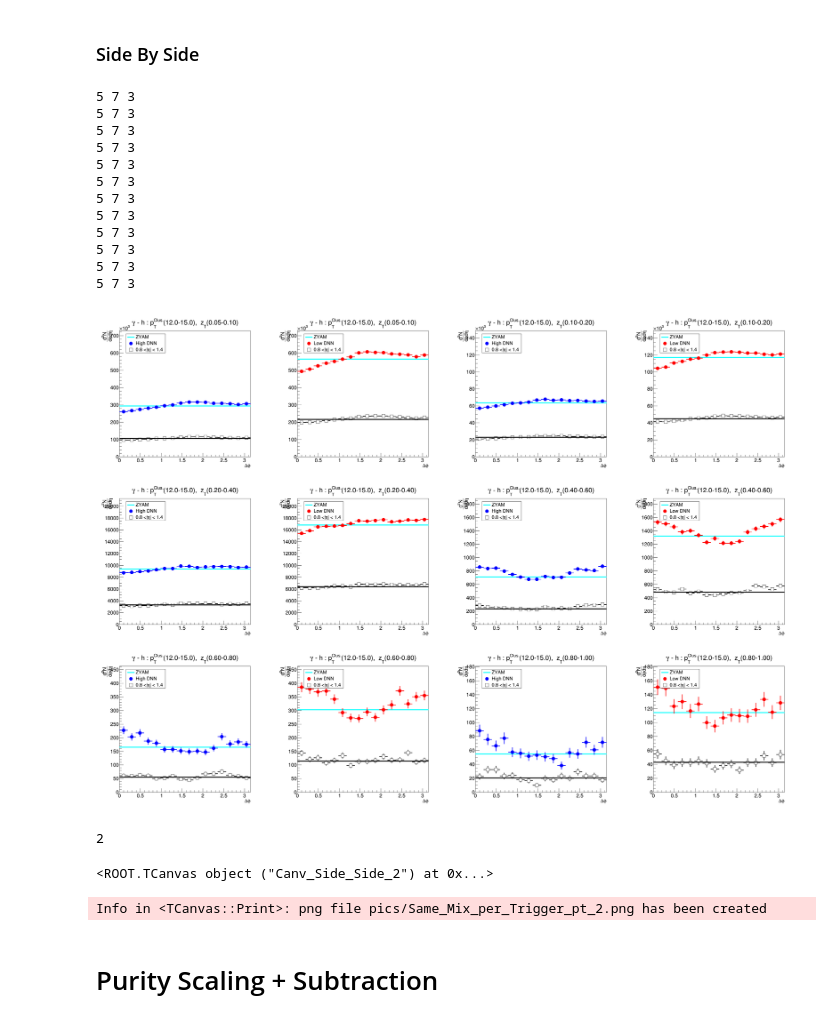
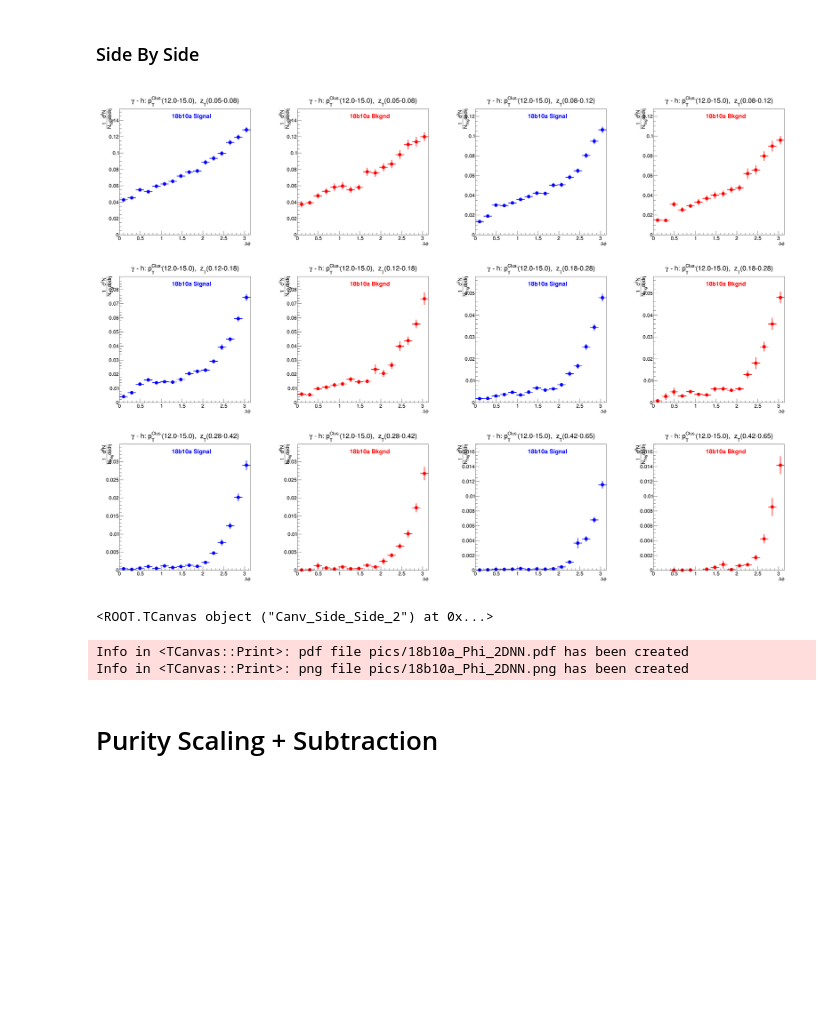
Before and after one commit to miguelignacio/CorrelationAnalysis, a Jupyter notebook: NtupleAnalysis/correlation.ipynb, the cells around one changed output. Drawn from its saved outputs; the diff is of its cells as text; code cells hidden in the pictures; blank space fills up the shorter version.

```diff
--- a/NtupleAnalysis/correlation.ipynb
+++ b/NtupleAnalysis/correlation.ipynb
@@ -47,13 +74,14 @@ def Plot1D (histo, ptbin, ztbin,DNN_Bool):
     #histo.SetTitle("#gamma - h : p_{T}^{Clus.}(%1.1f-%1.1f),  z_{T}(%1.2f-%1.2f)"
     #               %(pTbins[ptbin],pTbins[ptbin+1],zTbins[ztbin],zTbins[ztbin+1]))
 
-    histo.SetTitle("#gamma - h : p_{T}^{Clus.}(%1.1f-%1.1f),  z_{T}(%1.2f-%1.2f)"%(12,15,zTbins[ztbin],zTbins[ztbin+1]))
+    histo.SetTitle("#gamma - h: p_{T}^{Clus.}(%1.1f-%1.1f),  z_{T}(%1.2f-%1.2f)"%(pTbins[ptbin],pTbins[ptbin+1],zTbins[ztbin],zTbins[ztbin+1]))
 
     histo.GetXaxis().SetTitle("#Delta#phi")
-    histo.GetYaxis().SetTitle("#frac{d^{2}N}{d#phid#eta}")
+    histo.GetYaxis().SetTitle("#frac{1}{N_{Trig}}#frac{d^{2}N}{d#phid#eta}")
     #histo.GetYaxis().SetTitle("#frac{d^{2}N}{d#phid#eta}")
     histo.GetYaxis().SetTitleOffset(1.35)
     ROOT.gStyle.SetOptStat("")
+    ROOT.gStyle.SetPalette(ROOT.kViridis)
     histo.SetMarkerStyle(20)
     histo.SetMarkerSize(2)
     histo.SetLineColor(4)
@@ -201,25 +276,35 @@ def Subtract_LE(PhiProjection,LE_Proj):
 # Get Phi Projection
 # %%
 def GetPhiProj(filename, ipt, izt, Signal_DNN=True, doZYAM=True):
+    file = ROOT.TFile(filename)
 
-    DNN_Rgn = int(Signal_DNN) + 2*(1-int(Signal_DNN)) #convert bool to DNN_1 (Sgn) or DNN_2 (Bkgd)
-    file = ROOT.TFile(filename)
-    histo2D = file.Get('DNN%i_Correlation__pT%1.0f_%1.0f__zT%1.0f_zT%1.0f'
-                        %(DNN_Rgn,pTbins[ipt],pTbins[ipt+1],10*zTbins[izt],10*zTbins[izt+1]))
+    if (Signal_DNN == "inclusive"):
+        histo2D = file.Get('Correlation__pT%1.0f_%1.0f__zT%1.0f_zT%1.0f'
+                        %(pTbins[ipt],pTbins[ipt+1],100*zTbins[izt],100*zTbins[izt+1]))
 
-    #integral
-    Eta_Axis = histo2D.GetYaxis()
-    bin1 = Eta_Axis.FindBin(-0.6)
-    PhiProjection = histo2D.ProjectionX('DNN%i_PhiProjection__pT_%1.0f_%1.0f__zt_%1.0f_%1.0f'
-                                  %(DNN_Rgn,pTbins[ipt],pTbins[ipt+1],10*zTbins[izt],
-                                    zTbins[izt+1]),Eta_Axis.FindBin(-0.6),Eta_Axis.FindBin(0.6))
-                                    #10*zTbins[izt+1]),5,11)
+        Eta_Axis = histo2D.GetYaxis()
+        PhiProjection = histo2D.ProjectionX('Inclusive_PhiProjection__pT_%1.0f_%1.0f__zt_%1.0f_%1.0f'
+                                      %(pTbins[ipt],pTbins[ipt+1],100*zTbins[izt],
+                                        100*zTbins[izt+1]),Eta_Axis.FindBin(-0.6),Eta_Axis.FindBin(0.6))
+                                        #10*zTbins[izt+1]),5,11)
+
+    else:
+        DNN_Rgn = int(Signal_DNN) + 2*(1-int(Signal_DNN)) #convert bool to DNN_1 (Sgn) or DNN_2 (Bkgd)
+        histo2D = file.Get('DNN%i_Correlation__pT%1.0f_%1.0f__zT%1.0f_zT%1.0f'
+                            %(DNN_Rgn,pTbins[ipt],pTbins[ipt+1],100*zTbins[izt],100*zTbins[izt+1]))
+
+        Eta_Axis = histo2D.GetYaxis()
+        PhiProjection = histo2D.ProjectionX('DNN%i_PhiProjection__pT_%1.0f_%1.0f__zt_%1.0f_%1.0f'
+                                      %(DNN_Rgn,pTbins[ipt],pTbins[ipt+1],100*zTbins[izt],
+                                        100*zTbins[izt+1]),Eta_Axis.FindBin(-0.6),Eta_Axis.FindBin(0.6))
+                                        #10*zTbins[izt+1]),5,11)
+
     PhiProjection.SetDirectory(0)
     #PhiProjection.Rebin(2)
     PhiProjection.Scale(1.0/1.2) #scale by eta region
     PhiProjection.SetMarkerStyle(20)
 
-    ntriggers = Get_NTriggers(filename, ipt, Signal_DNN)
+    ntriggers = Get_NTriggers(filename,prefix,ipt, Signal_DNN)
     if not(ntriggers == None):
         PhiProjection.Scale(1.0/ntriggers) #per trigger yield
 
@@ -294,24 +414,13 @@ def SideSide():
         return canvases
 #myText(.2,.2,"hello_%i"%number,1)
-# %%
-SideSide()
-# %% [output]
-5 7 3
-5 7 3
-5 7 3
-5 7 3
-5 7 3
-5 7 3
-5 7 3
-5 7 3
-5 7 3
-5 7 3
-5 7 3
-5 7 3
-[figure, removed]
-2
-<ROOT.TCanvas object ("Canv_Side_Side_2") at 0x...>
-Info in <TCanvas::Print>: png file pics/Same_Mix_per_Trigger_pt_2.png has been created
+# %%
+SideSide("regions")
+#SideSide("inclusive")
+# %% [output]
+[figure, added]
+<ROOT.TCanvas object ("Canv_Side_Side_2") at 0x...>
+Info in <TCanvas::Print>: pdf file pics/18b10a_Phi_2DNN.pdf has been created
+Info in <TCanvas::Print>: png file pics/18b10a_Phi_2DNN.png has been created
 # %% [markdown]
 # Purity Scaling + Subtraction
 # %% [markdown]
```
Also changed, not shown: parts of 25 cells of this notebook.
